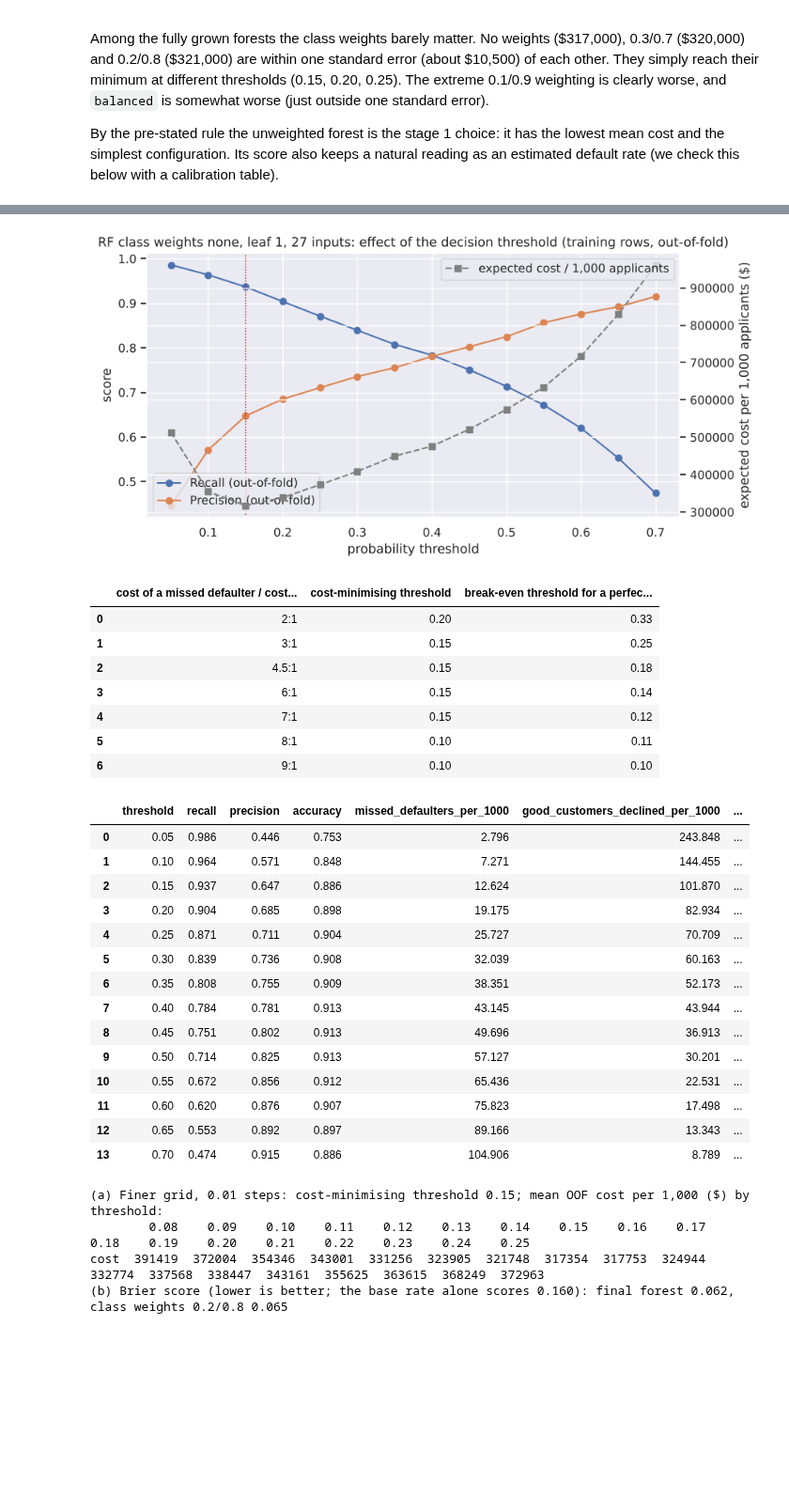
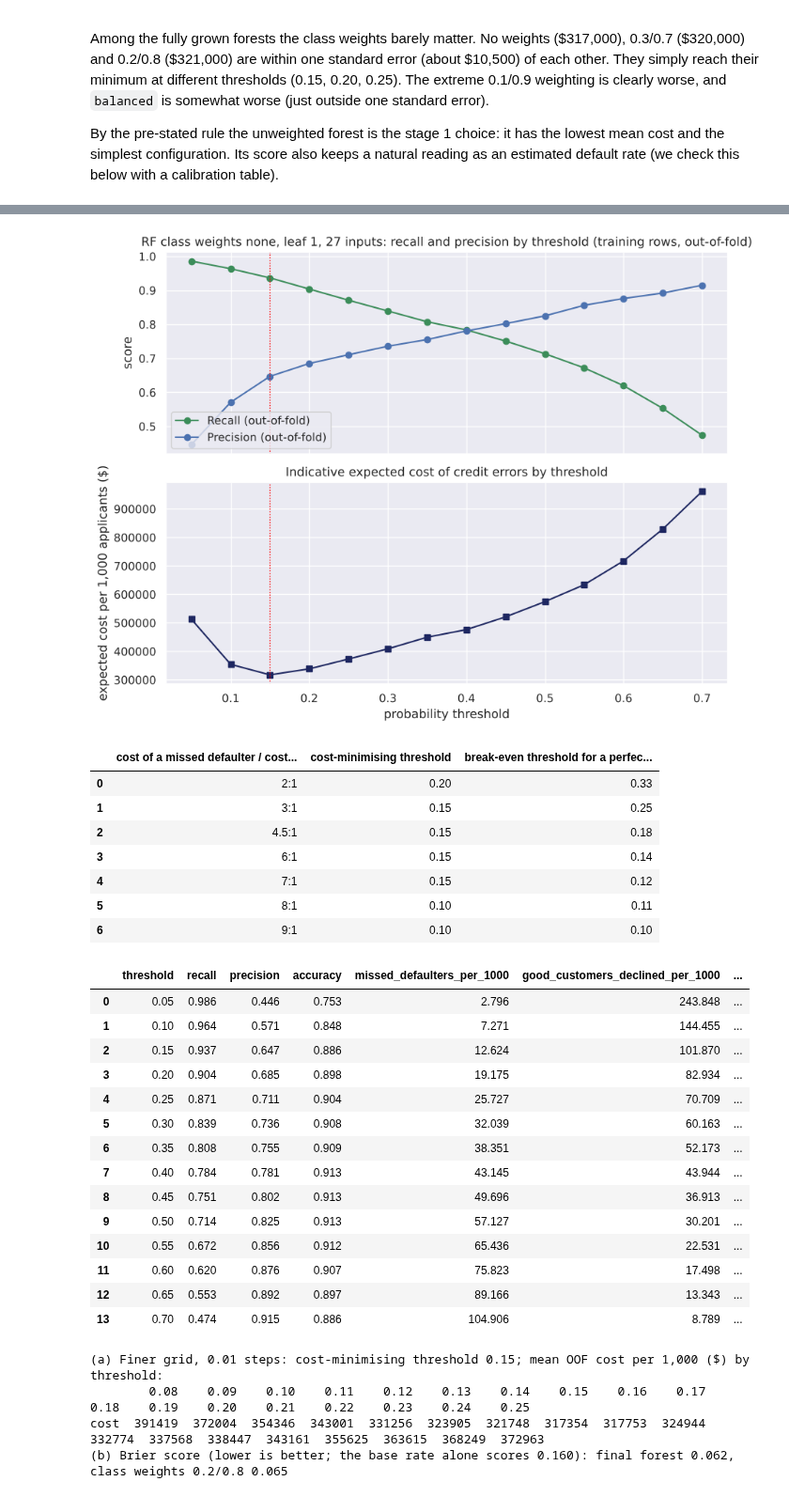
Before and after one commit to shubham1891/Personal-code, a Jupyter notebook: notebooks/Loan_Default_Prediction_Low_Code.ipynb, the cells around one changed output, grey strips where cells are left out. Shown at 94% size. Cells and saved outputs as stored; diff of their text form; code cells hidden in the pictures; blank space fills up the shorter version.

```diff
--- a/notebooks/Loan_Default_Prediction_Low_Code.ipynb
+++ b/notebooks/Loan_Default_Prediction_Low_Code.ipynb
@@ -2117,26 +2117,29 @@ Selected model: RF class weights none, leaf 1, 27 inputs | selected threshold: 0
 # %%
 #@title
 # Out-of-fold cost curve of the winner (mean over the three repeated 5-fold splits) and the sensitivity of the threshold to the cost ratio
+# two panels that share the threshold axis, one y-axis each (no dual-axis chart)
 tbl = oof[winner]['table']
-fig, ax1 = plt.subplots(figsize=(9, 4.5))
-ax1.plot(tbl['threshold'], tbl['recall'], marker='o', label='Recall (out-of-fold)')
-ax1.plot(tbl['threshold'], tbl['precision'], marker='o', label='Precision (out-of-fold)')
-ax1.set_xlabel('probability threshold'); ax1.set_ylabel('score'); ax1.legend(loc='lower left')
-ax2 = ax1.twinx()
-ax2.plot(tbl['threshold'], tbl['expected_cost_per_1000_$'], color='grey', linestyle='--', marker='s', label='expected cost / 1,000 applicants')
-ax2.set_ylabel('expected cost per 1,000 applicants ($)'); ax2.legend(loc='upper right')
-ax1.axvline(FINAL_THRESHOLD, color='red', linestyle=':', linewidth=1)
-plt.title(f'{winner}: effect of the decision threshold (training rows, out-of-fold)'); plt.show()
+fig, (ax1, ax2) = plt.subplots(2, 1, figsize=(9, 7), sharex=True)
+ax1.plot(tbl['threshold'], tbl['recall'], marker='o', color='#3C8D5A', label='Recall (out-of-fold)')
+ax1.plot(tbl['threshold'], tbl['precision'], marker='o', color='#4C72B0', label='Precision (out-of-fold)')
+ax1.set_ylabel('score'); ax1.legend(loc='lower left')
+ax1.set_title(f'{winner}: recall and precision by threshold (training rows, out-of-fold)')
+ax2.plot(tbl['threshold'], tbl['expected_cost_per_1000_$'], marker='s', color='#1E2761')
+ax2.set_ylabel('expected cost per 1,000 applicants ($)'); ax2.set_xlabel('probability threshold')
+ax2.set_title('Indicative expected cost of credit errors by threshold')
+for ax in (ax1, ax2):
+    ax.axvline(FINAL_THRESHOLD, color='red', linestyle=':', linewidth=1)
+plt.tight_layout(); plt.show()
 
 rows = []
 for ratio in [2, 3, 4.5, 6, 7, 8, 9]:
     costs = [sum(confusion_matrix(y_train, (p > t).astype(int)).ravel()[2] * ratio + confusion_matrix(y_train, (p > t).astype(int)).ravel()[1] for p in oof[winner]['probas']) for t in THRESHOLDS]
     rows.append({'cost of a missed defaulter / cost of a wrongly declined customer': f'{ratio}:1', 'cost-minimising threshold': THRESHOLDS[int(np.argmin(costs))],
                  'break-even threshold for a perfectly calibrated score': round(1 / (1 + ratio), 2)})
 display(pd.DataFrame(rows))
 tbl.round(3)
 # %% [output]
-[figure, old version]
+[figure, new version]
 |  | cost of a missed defaulter / cost... | cost-minimising threshold | break-even threshold for a perfec... |
 | 0 | 2:1 | 0.20 | 0.33 |
 | 1 | 3:1 | 0.15 | 0.25 |
```
Also changed, not shown: 8 other files.
